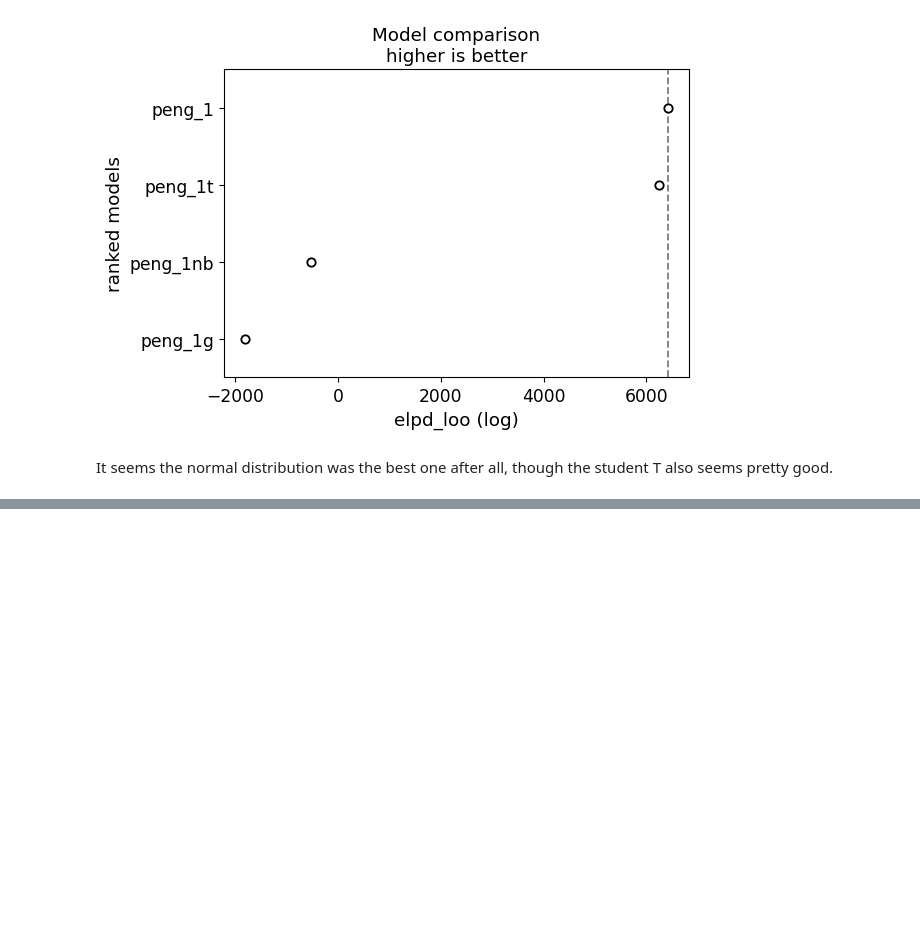
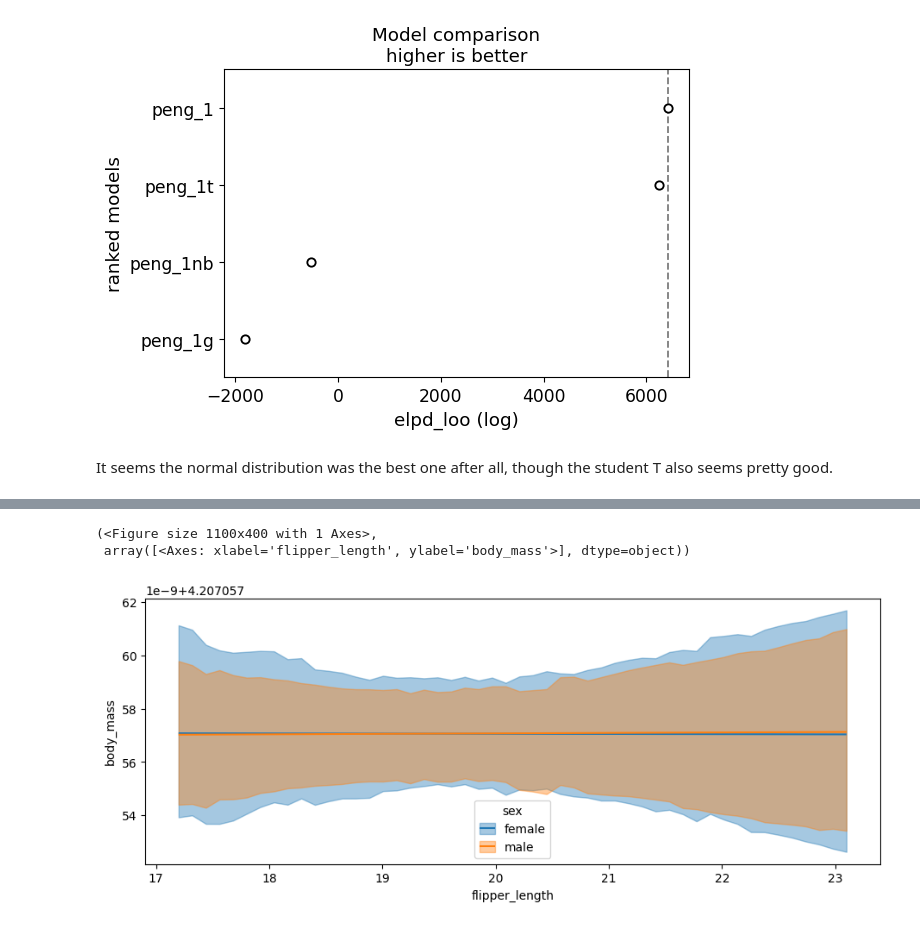
Before and after one commit to AlyW8/Data-Science, a Jupyter notebook: AlysWangU6Project.ipynb, the cells around one changed output, grey strips where cells are left out. Drawn from its saved outputs; the diff is of its cells as text; code cells hidden in the pictures; blank space fills up the shorter version.

```diff
--- a/AlysWangU6Project.ipynb
+++ b/AlysWangU6Project.ipynb
@@ -247,0 +263,10 @@ It seems the normal distribution was the best one after all, though the student
+# %%
+#flipper length
+bmb.interpret.plot_predictions(model_peng_1,
+                               idata_peng_1,
+                                ["flipper_length",  "sex"], fig_kwargs={"figsize":(11, 4)})
+#plt.plot(peng.flipper_length, peng.body_mass,"C2.",zorder = -3)
+# %% [output]
+(<Figure size 1100x400 with 1 Axes>,
+ array([<Axes: xlabel='flipper_length', ylabel='body_mass'>], dtype=object))
+[figure, added]
```
Also changed, not shown: parts of 13 cells of this notebook.
